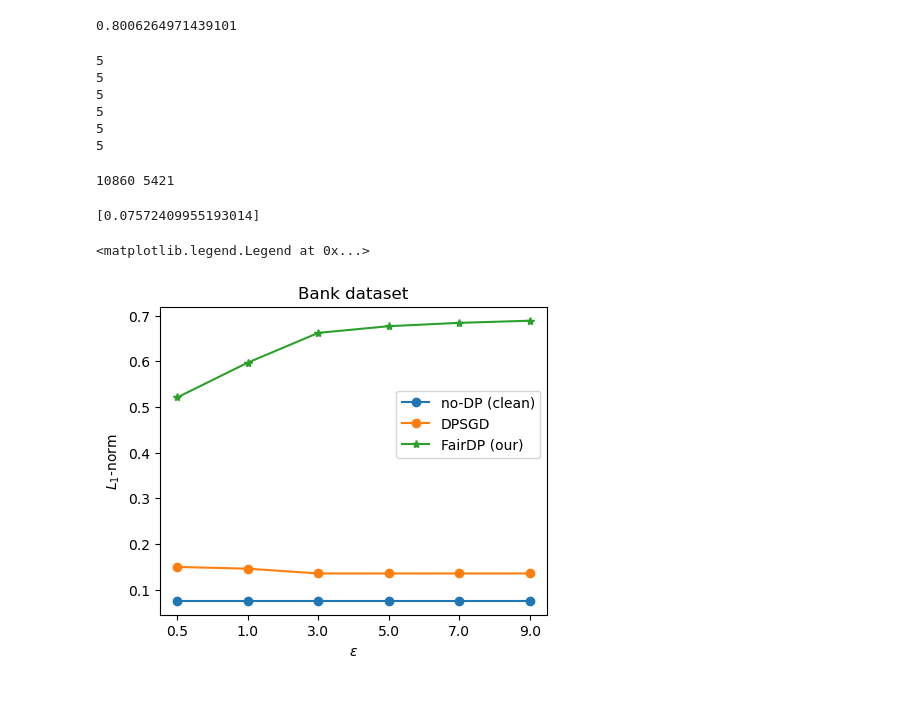
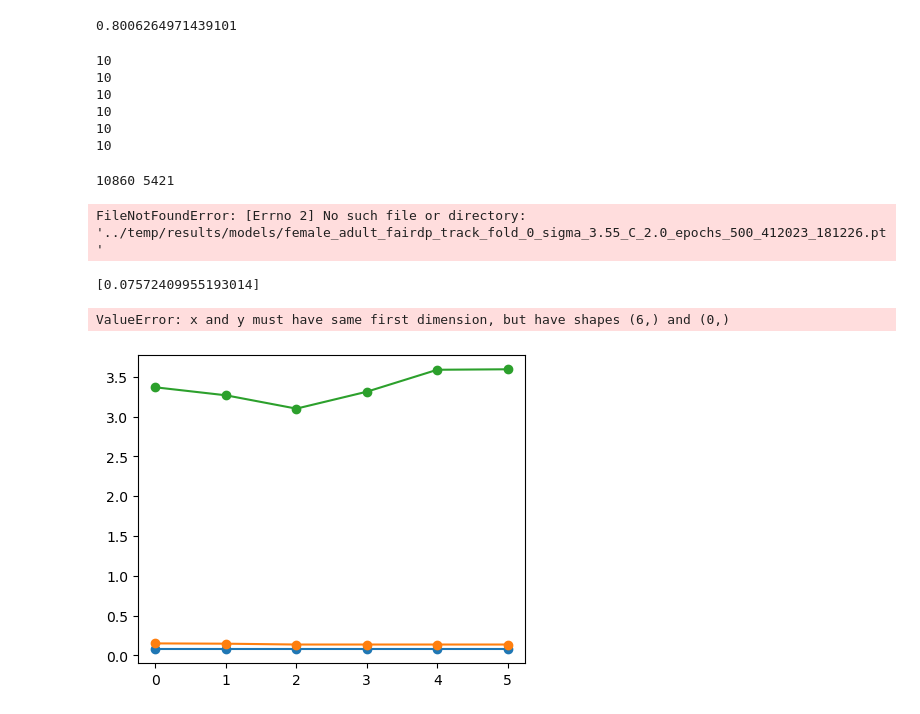
Before and after one commit to khangtran2020/FairDP, a Jupyter notebook: result_plotting.ipynb, the cells around one changed output. Drawn from its saved outputs; the diff is of its cells as text; code cells hidden in the pictures.

```diff
--- a/result_plotting.ipynb
+++ b/result_plotting.ipynb
@@ -637,7 +637,7 @@ Please also refer to the documentation for alternative solver options:
   extra_warning_msg=_LOGISTIC_SOLVER_CONVERGENCE_MSG,
 0.8006264971439101
 # %%
-file_path = '../temp/results/dict/'
+file_path = '../temp/results_1/dict/'
 file_name = os.listdir(file_path)
 noise_scale = ns_['adult']
 disp_func = []
@@ -697,12 +697,12 @@ for eps in epsilon:
     print(num_file)
     disp_func.append(test_acc/num_file)
 # %% [output]
-5
-5
-5
-5
-5
-5
+10
+10
+10
+10
+10
+10
 # %%
 import torch
 from torch import nn
@@ -811,6 +811,7 @@ for ns in noise_scale:
     disp_imp_fairdp.append(disp/num_file)
 # %% [output]
 10860 5421
+FileNotFoundError: [Errno 2] No such file or directory: '../temp/results/models/female_adult_fairdp_track_fold_0_sigma_3.55_C_2.0_epochs_500_412023_181226.pt'
 # %%
 disp_clean
 # %% [output]
@@ -818,16 +819,16 @@ disp_clean
 # %%
 plt.plot(range(len(epsilon)), np.ones(len(epsilon))*0.07572409955193014, '-o', label = 'no-DP (clean)')
 plt.plot(range(len(epsilon)), disp_dpsgd, '-o', label = 'DPSGD')
-# plt.plot(range(len(epsilon)), disp_func, '-o', label = 'Functional')
+plt.plot(range(len(epsilon)), disp_func, '-o', label = 'Functional')
 plt.plot(range(len(epsilon)), disp_imp_fairdp, '-*', label = 'FairDP (our)')
 # plt.plot(range(len(epsilon)), tbound, '--*', label = 'Expected bound')
 # plt.plot(range(len(epsilon)), wbound, '--*', label = 'Worst case bound (0.95)')
 # plt.fill_between(range(len(epsilon)), np.ones(len(epsilon))*0.21288373080166903 - np.array(bbound), np.ones(len(epsilon))*0.21288373080166903 + np.array(bbound), alpha=0.2, label='bellet box')
 plt.ylabel(r'$L_1$-norm')
 plt.xlabel(r'$\epsilon$')
 plt.title('Bank dataset')
 plt.xticks(range(len(epsilon)), epsilon)
 plt.legend(bbox_to_anchor=(1, 0.75))
 # %% [output]
-<matplotlib.legend.Legend at 0x...>
+ValueError: x and y must have same first dimension, but have shapes (6,) and (0,)
-[figure, old version]
+[figure, new version]
```
